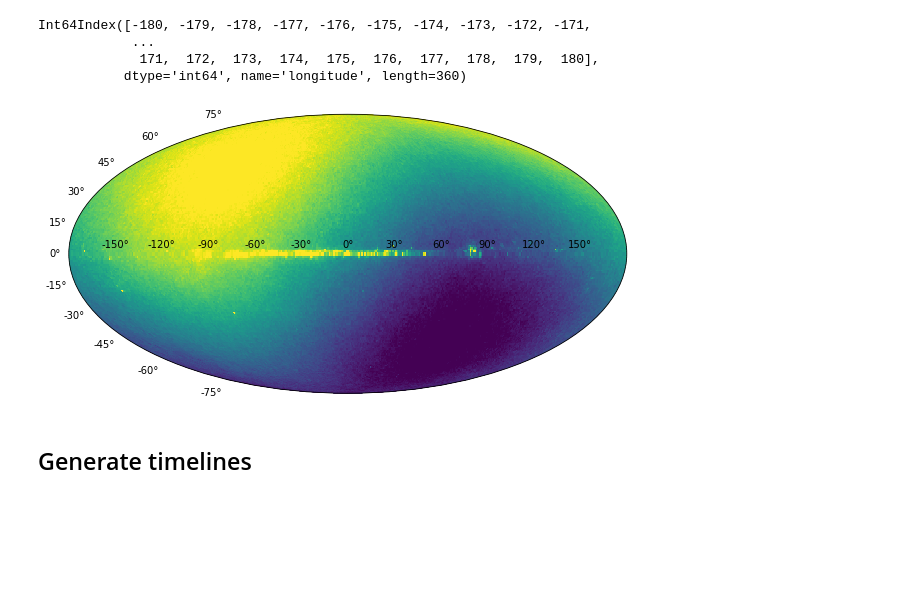
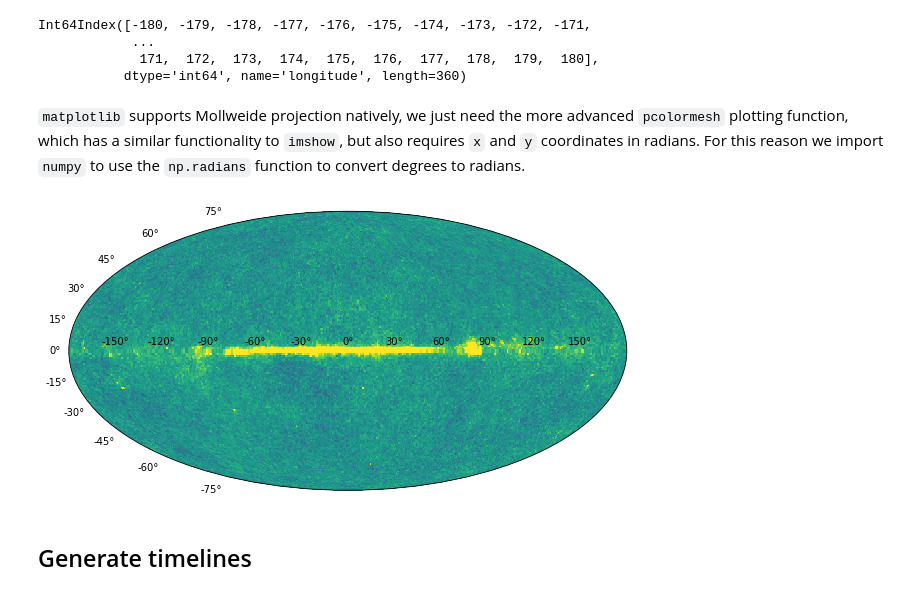
Before and after one commit to words-sdsc/edX, a Jupyter notebook: astro_example.ipynb, the cells around one changed output. Saved outputs shown, nothing was run; the diff lists cells and outputs as text; code cells hidden in the pictures; blank space fills up the shorter version.

```diff
--- a/astro_example.ipynb
+++ b/astro_example.ipynb
@@ -201,20 +261,21 @@ Int64Index([-180, -179, -178, -177, -176, -175, -174, -173, -172, -171,
             ...
              171,  172,  173,  174,  175,  176,  177,  178,  179,  180],
            dtype='int64', name='longitude', length=360)
+# %% [markdown]
+`matplotlib` supports Mollweide projection natively, we just need the more advanced `pcolormesh` plotting function, which has a similar functionality to `imshow`, but also requires `x` and `y` coordinates in radians. For this reason we import `numpy` to use the `np.radians` function to convert degrees to radians.
 # %%
 import numpy as np
 # %%
 fig = plt.figure(figsize=(10,20))
 
 ax = fig.add_subplot(111, projection="mollweide")
 
-vmax = 3e-3
-vmin = -3e-3
+vmax = 1e-3
+vmin = -1e-3
 
 plt.pcolormesh(np.radians(longitude), np.radians(latitude), map_2d, vmin=vmin, vmax=vmax);
-#ax.plot(l, b, '.')
 # %% [output]
-[figure, old version]
+[figure, new version]
 # %% [markdown]
 ## Generate timelines
 # %%
```
Also changed, not shown: parts of 65 cells of this notebook, 3 other files.
